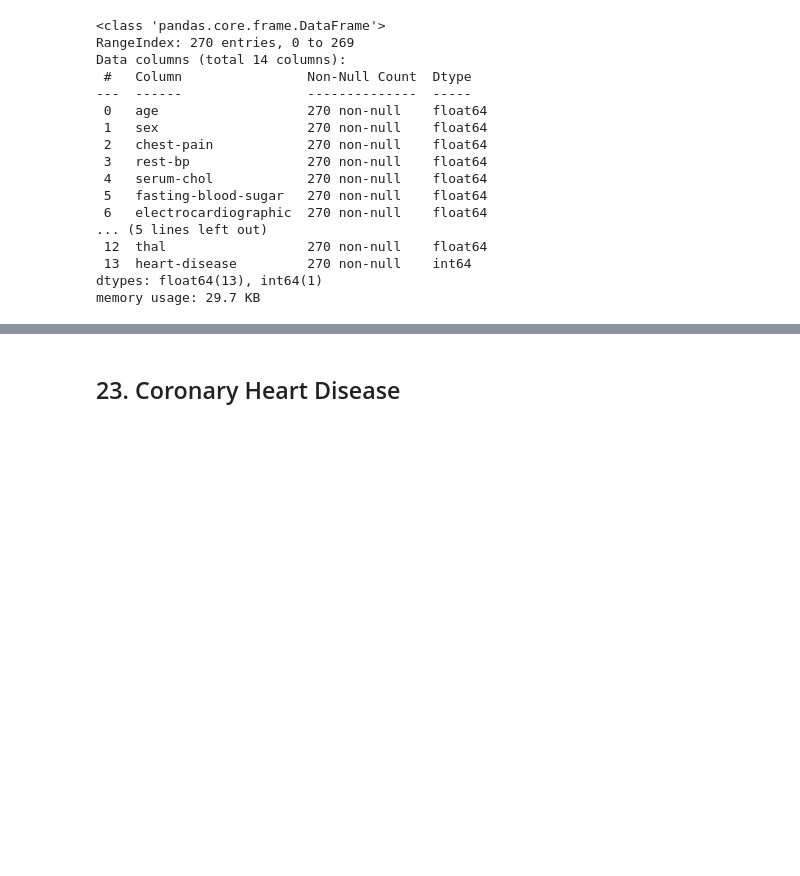
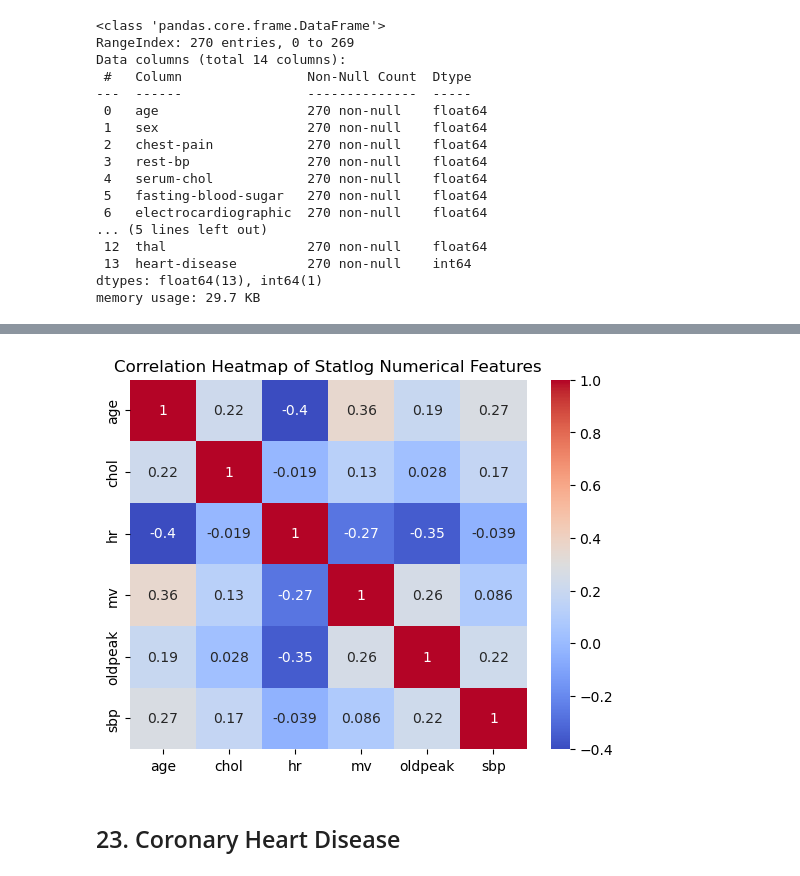
Before and after one commit to PATRECOG-RaoTamMakKwaPeudSSR/multidataset-health, a Jupyter notebook: main.ipynb, the cells around one changed output, grey strips where cells are left out. Saved outputs shown, nothing was run; the diff lists cells and outputs as text; code cells hidden in the pictures; blank space fills up the shorter version.

```diff
--- a/main.ipynb
+++ b/main.ipynb
@@ -80,3 +134,9 @@ df_preprocessed_statlog.head()
+# %%
+sns.heatmap(df_preprocessed_statlog[statlog_numerical_cols].corr(), annot=True, cmap='coolwarm')
+plt.title('Correlation Heatmap of Statlog Numerical Features')
+plt.show()
+# %% [output]
+[figure, added]
 # %% [markdown]
 ## 23. Coronary Heart Disease
 # %%
```
Also changed, not shown: parts of 13 cells of this notebook.
